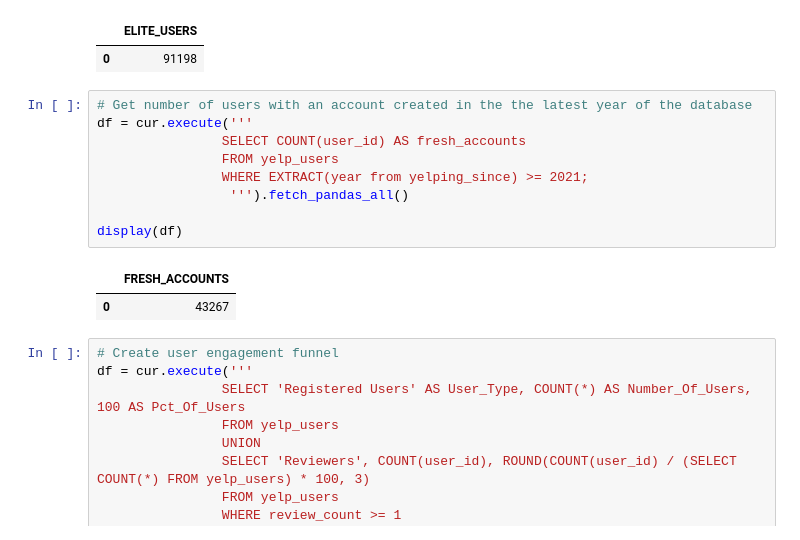
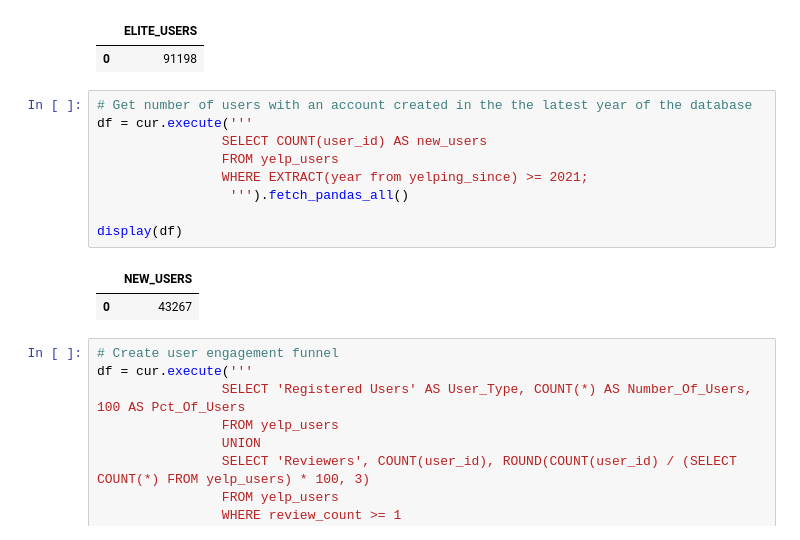
Before and after one commit to KeeganDavis/data-projects, a Jupyter notebook: yelp-reviews/notebooks/sql_queries.ipynb, the cells around one changed output. Saved outputs shown, nothing was run; the diff lists cells and outputs as text.

```diff
--- a/yelp-reviews/notebooks/sql_queries.ipynb
+++ b/yelp-reviews/notebooks/sql_queries.ipynb
@@ -1023,14 +1023,14 @@ display(df)
 # %%
 # Get number of users with an account created in the the latest year of the database
 df = cur.execute('''
-                SELECT COUNT(user_id) AS fresh_accounts
+                SELECT COUNT(user_id) AS new_users
                 FROM yelp_users
                 WHERE EXTRACT(year from yelping_since) >= 2021;
                  ''').fetch_pandas_all()
 
 display(df)
 # %% [output]
-|  | FRESH_ACCOUNTS |
+|  | NEW_USERS |
 | 0 | 43267 |
 # %%
 # Create user engagement funnel
```
Also changed, not shown: parts of 19 cells of this notebook.
